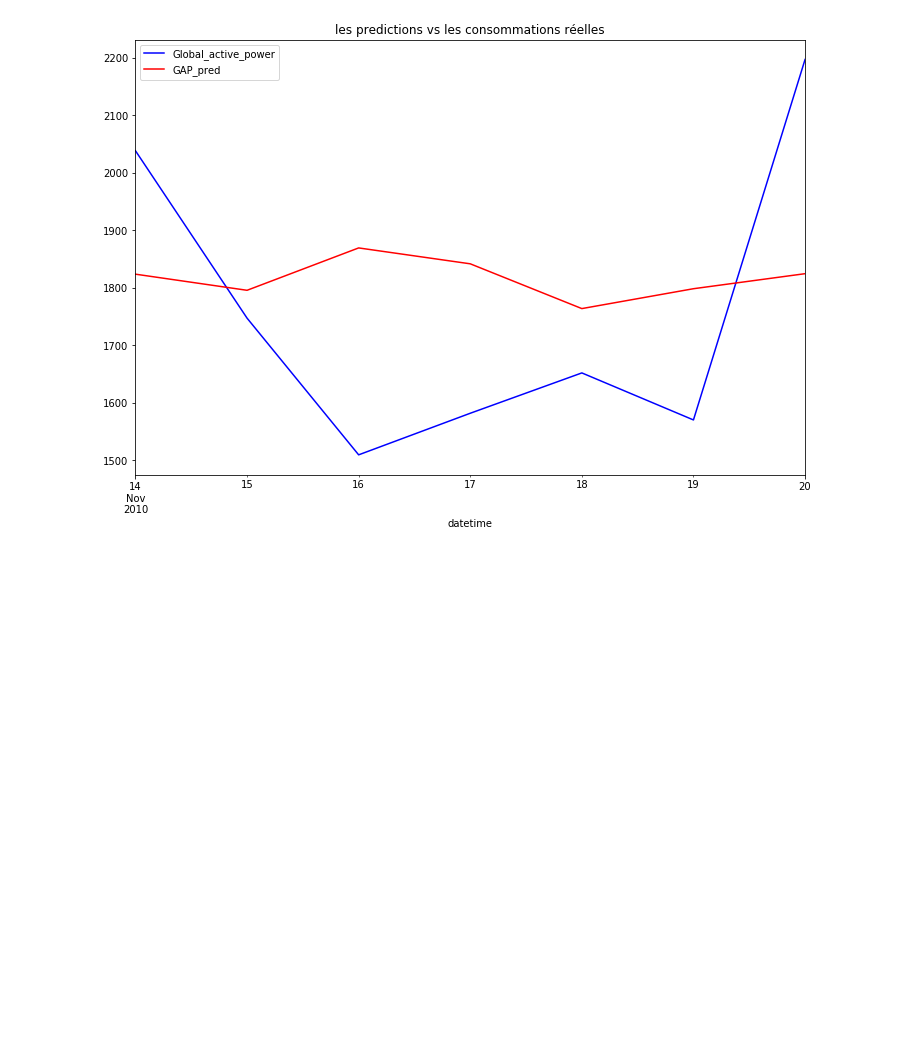
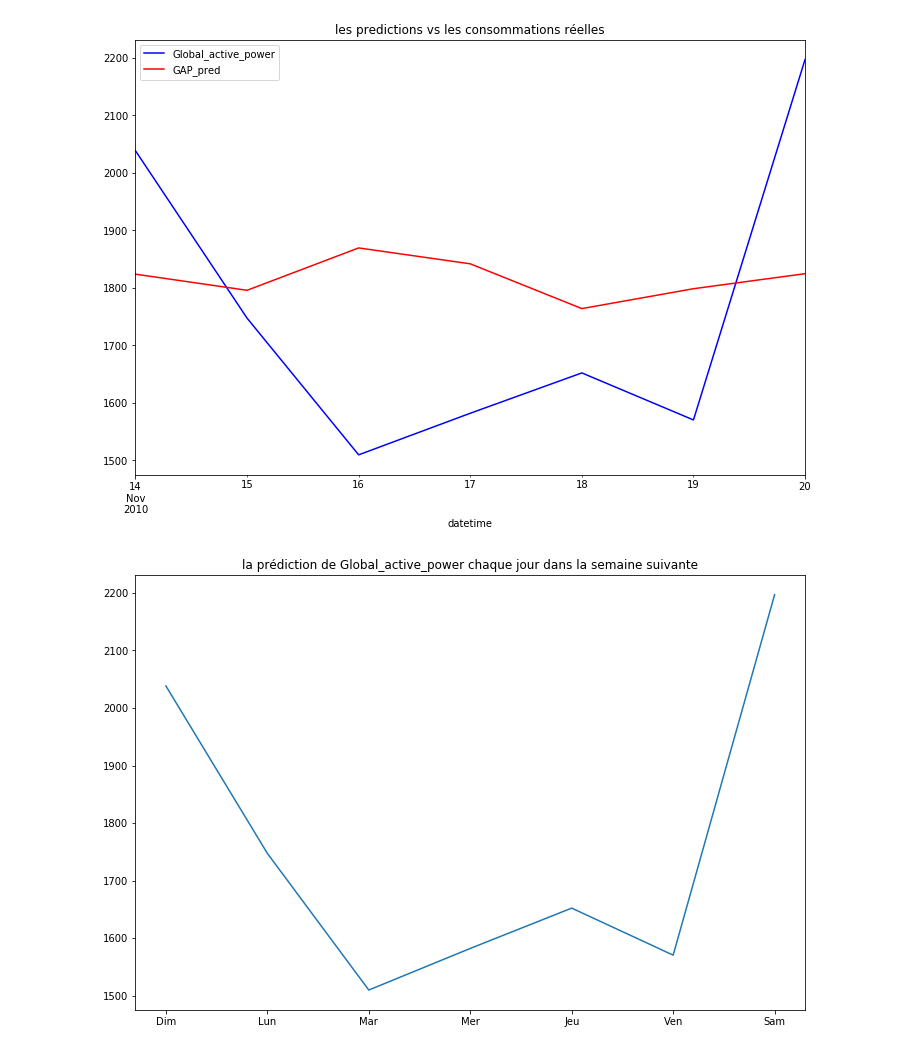
Before and after one commit to EnzoSeason/household_power_consumption, a Jupyter notebook: notebooks/Creation_modele.ipynb, the cells around one changed output. Drawn from its saved outputs; the diff is of its cells as text; code cells hidden in the pictures; blank space fills up the shorter version.

```diff
--- a/notebooks/Creation_modele.ipynb
+++ b/notebooks/Creation_modele.ipynb
@@ -186,3 +186,16 @@ ax.title.set_text('les predictions vs les consommations réelles')
 fig.savefig('../data/output/images/pred_week.png')
 # %% [output]
 [figure]
+# %%
+input_data = valid_conso[-7:]
+pred_sequence = recursive_multi_step_forecasting(step_model, input_data)
+# %%
+x_labels = ['Dim', 'Lun', 'Mar', 'Mer', 'Jeu', 'Ven', 'Sam']
+
+fig, ax = plt.subplots(figsize = (12, 8))
+plt.title('la prédiction de Global_active_power chaque jour dans la semaine suivante')
+plt.xticks(list(range(7)),x_labels)
+plt.plot(input_data)
+plt.savefig('../data/output/images/gap_pred.png')
+# %% [output]
+[figure, added]
```
Also changed, not shown: 2 other files.
